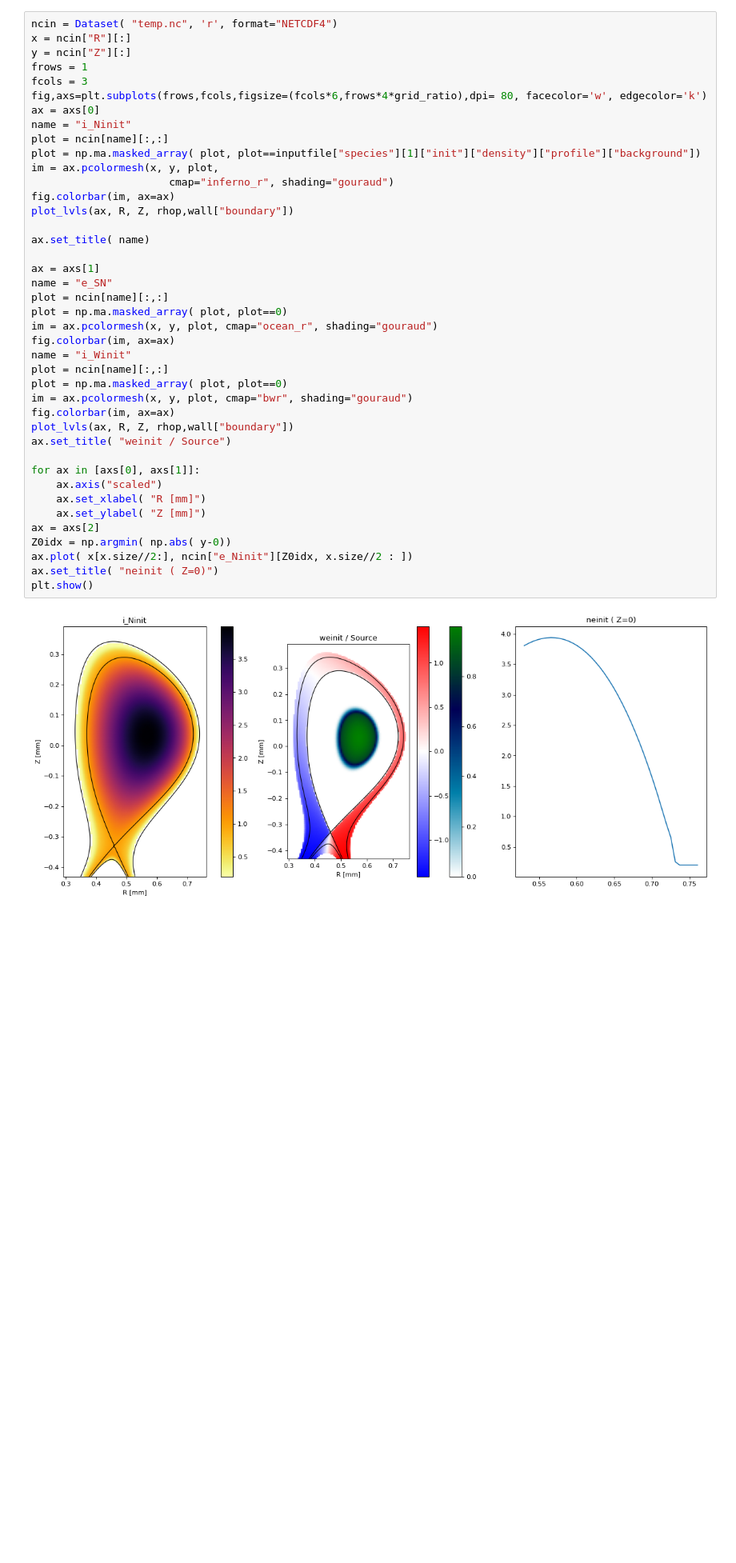
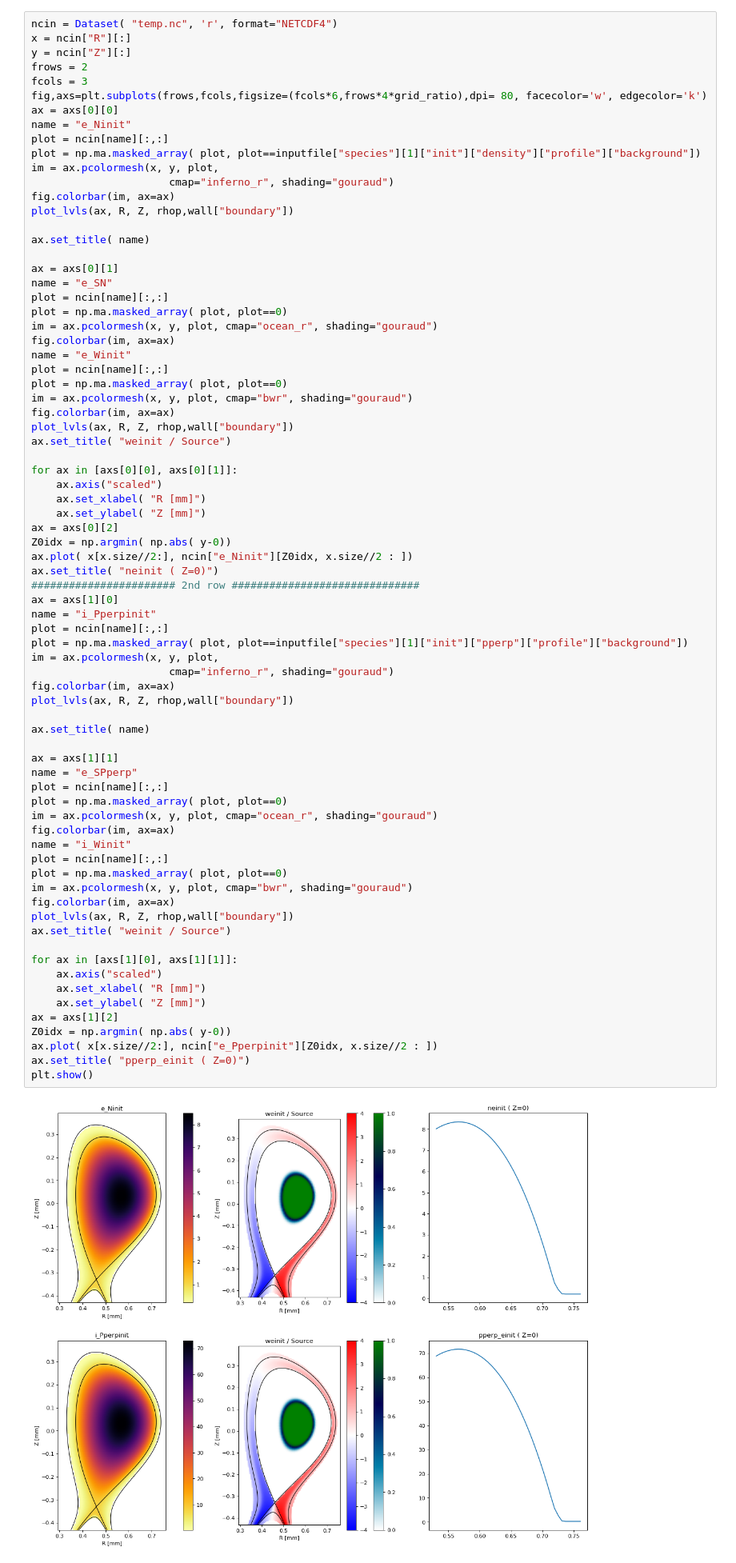
Before and after one commit to mwiesenberger/feltorutilities, a Jupyter notebook: thermal/COMPASS-setup.ipynb, the cells around one changed output. Shown at 80% size. Cells and saved outputs as stored; diff of their text form; blank space fills up the shorter version.

```diff
--- a/thermal/COMPASS-setup.ipynb
+++ b/thermal/COMPASS-setup.ipynb
@@ -298,45 +430,79 @@ rep.run( inputfile, error='display') # the sheath integrating may take a minute
 ncin = Dataset( "temp.nc", 'r', format="NETCDF4")
 x = ncin["R"][:]
 y = ncin["Z"][:]
-frows = 1
+frows = 2
 fcols = 3
 fig,axs=plt.subplots(frows,fcols,figsize=(fcols*6,frows*4*grid_ratio),dpi= 80, facecolor='w', edgecolor='k')
-ax = axs[0]
-name = "i_Ninit"
+ax = axs[0][0]
+name = "e_Ninit"
 plot = ncin[name][:,:]
 plot = np.ma.masked_array( plot, plot==inputfile["species"][1]["init"]["density"]["profile"]["background"])
 im = ax.pcolormesh(x, y, plot,
                       cmap="inferno_r", shading="gouraud")
 fig.colorbar(im, ax=ax)
 plot_lvls(ax, R, Z, rhop,wall["boundary"])
 
 ax.set_title( name)
 
-ax = axs[1]
+ax = axs[0][1]
 name = "e_SN"
+plot = ncin[name][:,:]
+plot = np.ma.masked_array( plot, plot==0)
+im = ax.pcolormesh(x, y, plot, cmap="ocean_r", shading="gouraud")
+fig.colorbar(im, ax=ax)
+name = "e_Winit"
+plot = ncin[name][:,:]
+plot = np.ma.masked_array( plot, plot==0)
+im = ax.pcolormesh(x, y, plot, cmap="bwr", shading="gouraud")
+fig.colorbar(im, ax=ax)
+plot_lvls(ax, R, Z, rhop,wall["boundary"])
+ax.set_title( "weinit / Source")
+
+for ax in [axs[0][0], axs[0][1]]:
+    ax.axis("scaled")
+    ax.set_xlabel( "R [mm]")
+    ax.set_ylabel( "Z [mm]")
+ax = axs[0][2]
+Z0idx = np.argmin( np.abs( y-0))
+ax.plot( x[x.size//2:], ncin["e_Ninit"][Z0idx, x.size//2 : ])
+ax.set_title( "neinit ( Z=0)")
+####################### 2nd row ##############################
+ax = axs[1][0]
+name = "i_Pperpinit"
+plot = ncin[name][:,:]
+plot = np.ma.masked_array( plot, plot==inputfile["species"][1]["init"]["pperp"]["profile"]["background"])
+im = ax.pcolormesh(x, y, plot,
+                      cmap="inferno_r", shading="gouraud")
+fig.colorbar(im, ax=ax)
+plot_lvls(ax, R, Z, rhop,wall["boundary"])
+
+ax.set_title( name)
+
+ax = axs[1][1]
+name = "e_SPperp"
 plot = ncin[name][:,:]
 plot = np.ma.masked_array( plot, plot==0)
 im = ax.pcolormesh(x, y, plot, cmap="ocean_r", shading="gouraud")
 fig.colorbar(im, ax=ax)
 name = "i_Winit"
 plot = ncin[name][:,:]
 plot = np.ma.masked_array( plot, plot==0)
 im = ax.pcolormesh(x, y, plot, cmap="bwr", shading="gouraud")
 fig.colorbar(im, ax=ax)
 plot_lvls(ax, R, Z, rhop,wall["boundary"])
 ax.set_title( "weinit / Source")
 
-for ax in [axs[0], axs[1]]:
+for ax in [axs[1][0], axs[1][1]]:
     ax.axis("scaled")
     ax.set_xlabel( "R [mm]")
     ax.set_ylabel( "Z [mm]")
-ax = axs[2]
+ax = axs[1][2]
 Z0idx = np.argmin( np.abs( y-0))
-ax.plot( x[x.size//2:], ncin["e_Ninit"][Z0idx, x.size//2 : ])
-ax.set_title( "neinit ( Z=0)")
+ax.plot( x[x.size//2:], ncin["e_Pperpinit"][Z0idx, x.size//2 : ])
+ax.set_title( "pperp_einit ( Z=0)")
 plt.show()
 # %% [output]
-[figure, old version]
+[figure, new version]
 # %%
 # A routine to find the separatrix for given Z value
 def find_sepR( mag, Rstart, Z0):
```
Also changed, not shown: parts of 5 cells of this notebook, 8 other files.
